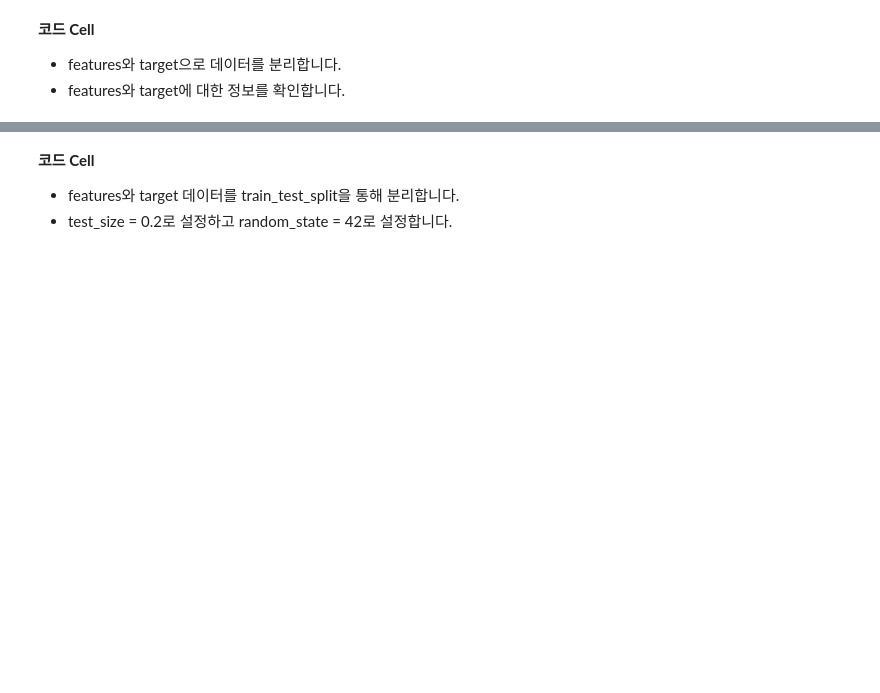
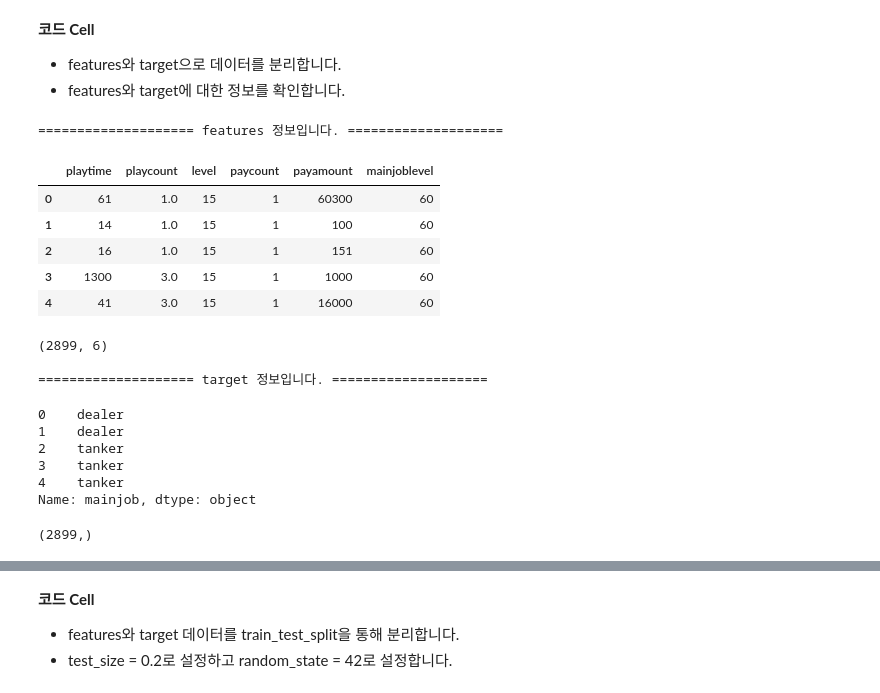
Before and after one commit to ywlim1000/week10-assignment, a Jupyter notebook: main.ipynb, the cells around one changed output, grey strips where cells are left out. Saved outputs shown, nothing was run; the diff lists cells and outputs as text; code cells hidden in the pictures; blank space fills up the shorter version.

```diff
--- a/main.ipynb
+++ b/main.ipynb
@@ -437,6 +459,38 @@ display(tmp_df.head())
 <b>코드 Cell</b>
 - features와 target으로 데이터를 분리합니다.
 - features와 target에 대한 정보를 확인합니다.
+# %%
+feature_cols = ['playtime','playcount','level','paycount','payamount','mainjoblevel']
+target_col   = 'mainjob'
+
+features = tmp_df[feature_cols].copy()
+target   = tmp_df[target_col].copy()
+
+print('='*20, 'features 정보입니다.', '='*20)
+display(features.head())
+print(features.shape)
+
+print('\n' + '='*20, 'target 정보입니다.', '='*20)
+display(target.head())
+print(target.shape)
+# %% [output]
+==================== features 정보입니다. ====================
+|  | playtime | playcount | level | paycount | payamount | mainjoblevel |
+| 0 | 61 | 1.0 | 15 | 1 | 60300 | 60 |
+| 1 | 14 | 1.0 | 15 | 1 | 100 | 60 |
+| 2 | 16 | 1.0 | 15 | 1 | 151 | 60 |
+| 3 | 1300 | 3.0 | 15 | 1 | 1000 | 60 |
+| 4 | 41 | 3.0 | 15 | 1 | 16000 | 60 |
+(2899, 6)
+
+==================== target 정보입니다. ====================
+0    dealer
+1    dealer
+2    tanker
+3    tanker
+4    tanker
+Name: mainjob, dtype: object
+(2899,)
 # %% [markdown]
 ![image.png](attachment:image.png)
 # %% [markdown]
```
Also changed, not shown: parts of 5 cells of this notebook.
